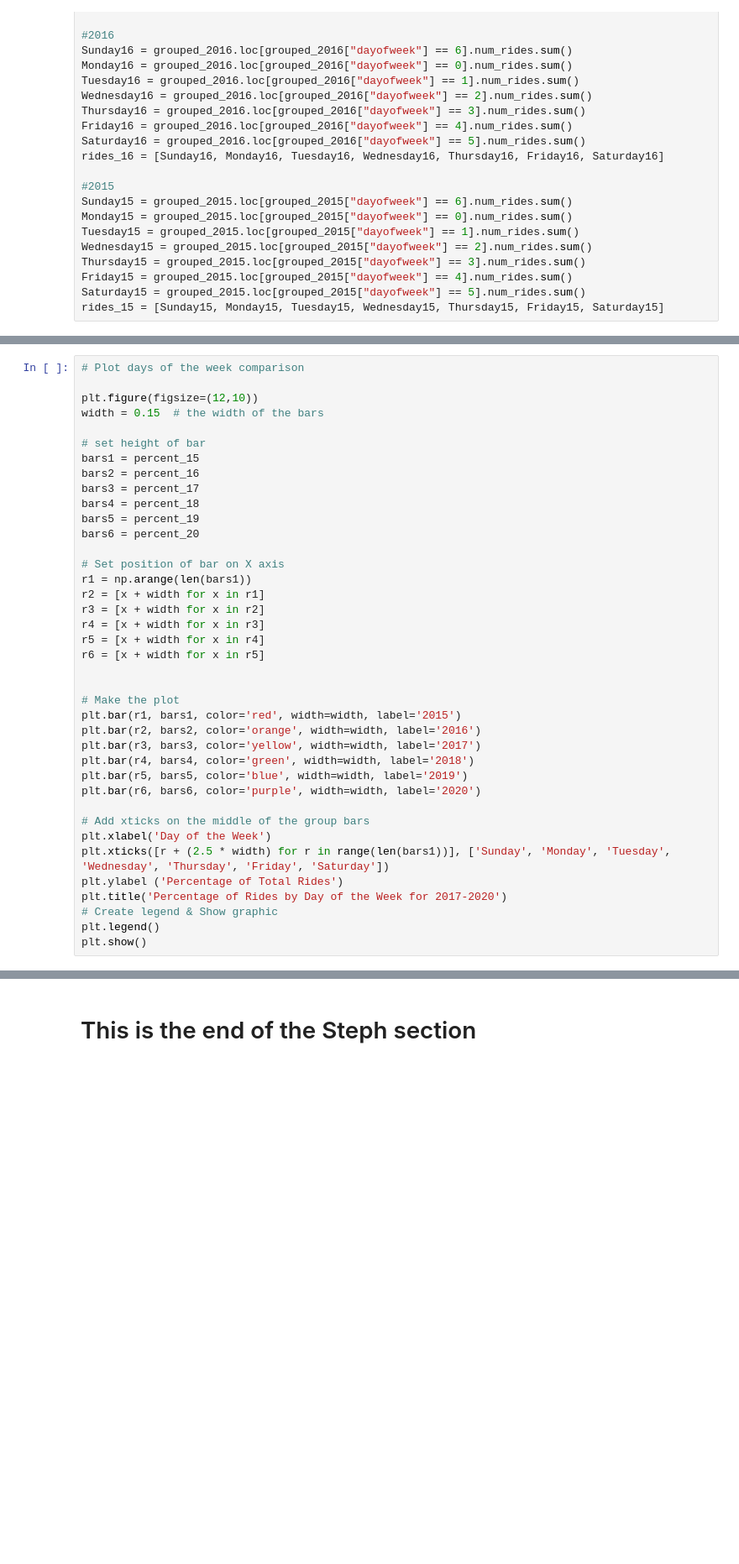
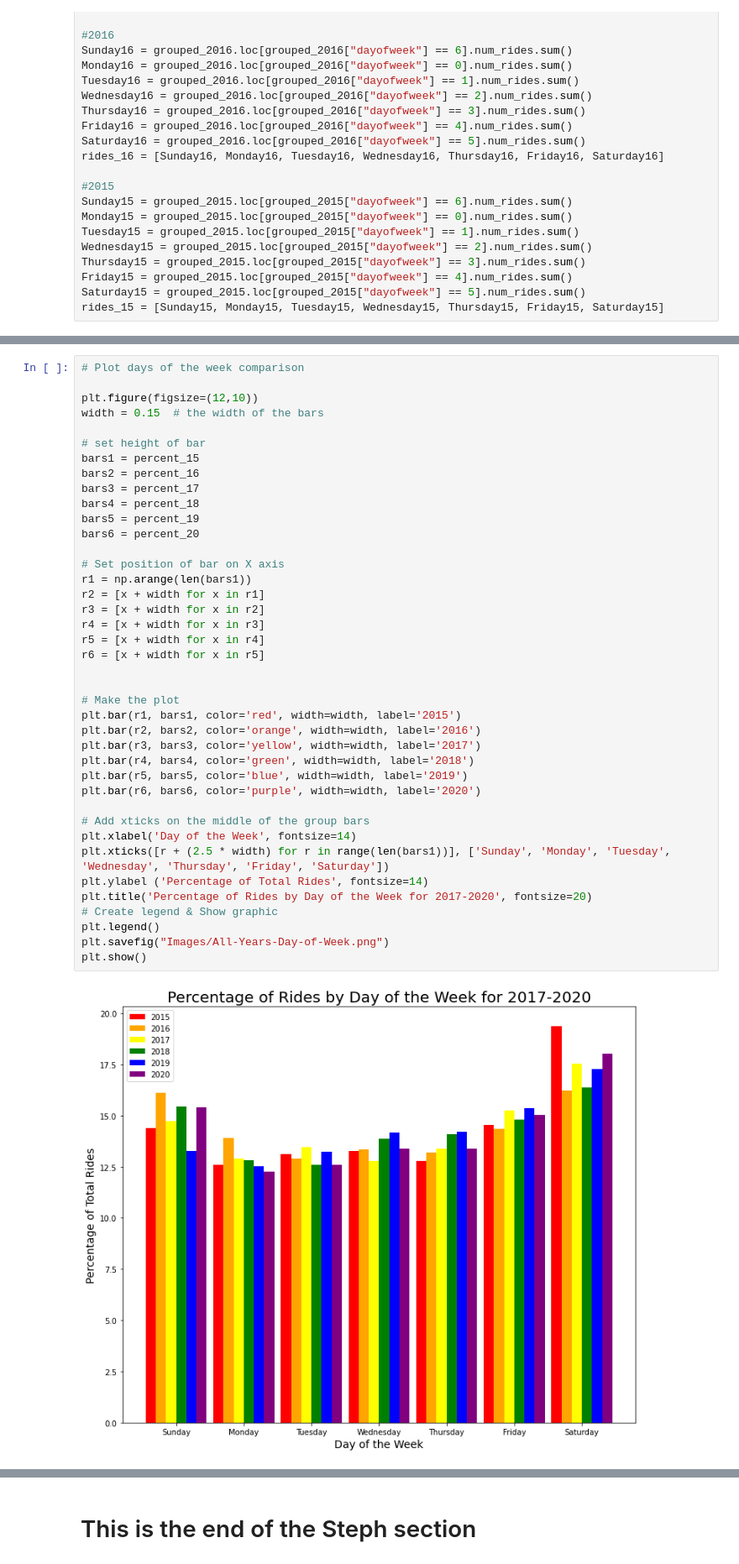
Before and after one commit to luchovzla/project-1, a Jupyter notebook: NiceRideCombined.ipynb, the cells around one changed output, grey strips where cells are left out. Shown at 84% size. Drawn from its saved outputs; the diff is of its cells as text; blank space fills up the shorter version.

```diff
--- a/NiceRideCombined.ipynb
+++ b/NiceRideCombined.ipynb
@@ -600,35 +707,38 @@ width = 0.15  # the width of the bars
 # set height of bar
 bars1 = percent_15
 bars2 = percent_16
 bars3 = percent_17
 bars4 = percent_18
 bars5 = percent_19
 bars6 = percent_20
 
 # Set position of bar on X axis
 r1 = np.arange(len(bars1))
 r2 = [x + width for x in r1]
 r3 = [x + width for x in r2]
 r4 = [x + width for x in r3]
 r5 = [x + width for x in r4]
 r6 = [x + width for x in r5]
 
 
 # Make the plot
 plt.bar(r1, bars1, color='red', width=width, label='2015')
 plt.bar(r2, bars2, color='orange', width=width, label='2016')
 plt.bar(r3, bars3, color='yellow', width=width, label='2017')
 plt.bar(r4, bars4, color='green', width=width, label='2018')
 plt.bar(r5, bars5, color='blue', width=width, label='2019')
 plt.bar(r6, bars6, color='purple', width=width, label='2020')
 
 # Add xticks on the middle of the group bars
-plt.xlabel('Day of the Week')
+plt.xlabel('Day of the Week', fontsize=14)
 plt.xticks([r + (2.5 * width) for r in range(len(bars1))], ['Sunday', 'Monday', 'Tuesday', 'Wednesday', 'Thursday', 'Friday', 'Saturday'])
-plt.ylabel ('Percentage of Total Rides')
-plt.title('Percentage of Rides by Day of the Week for 2017-2020')
+plt.ylabel ('Percentage of Total Rides', fontsize=14)
+plt.title('Percentage of Rides by Day of the Week for 2017-2020', fontsize=20)
 # Create legend & Show graphic
 plt.legend()
+plt.savefig("Images/All-Years-Day-of-Week.png")
 plt.show()
+# %% [output]
+[figure, added]
 # %%
 # Looking at weather
```
Also changed, not shown: parts of 49 cells of this notebook, 8 other files.
